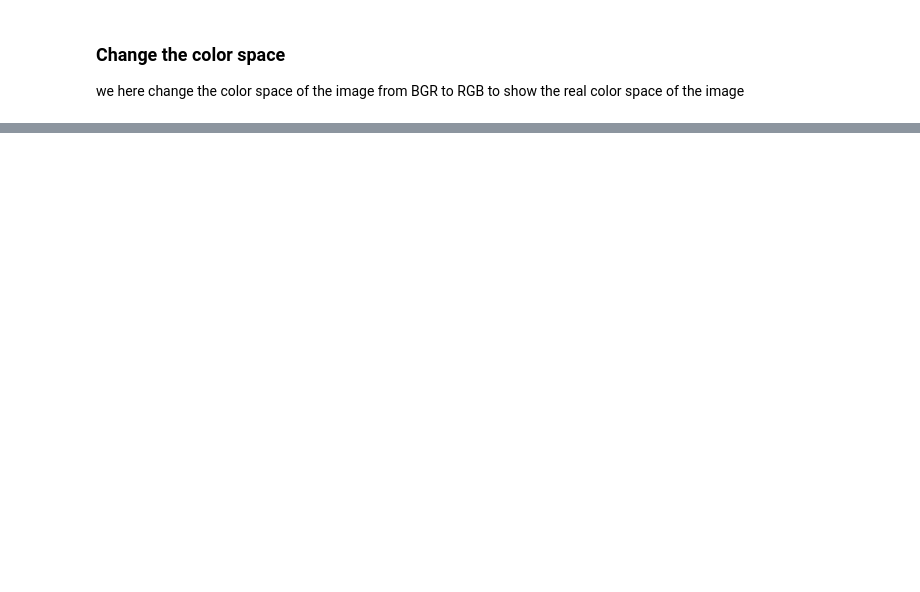
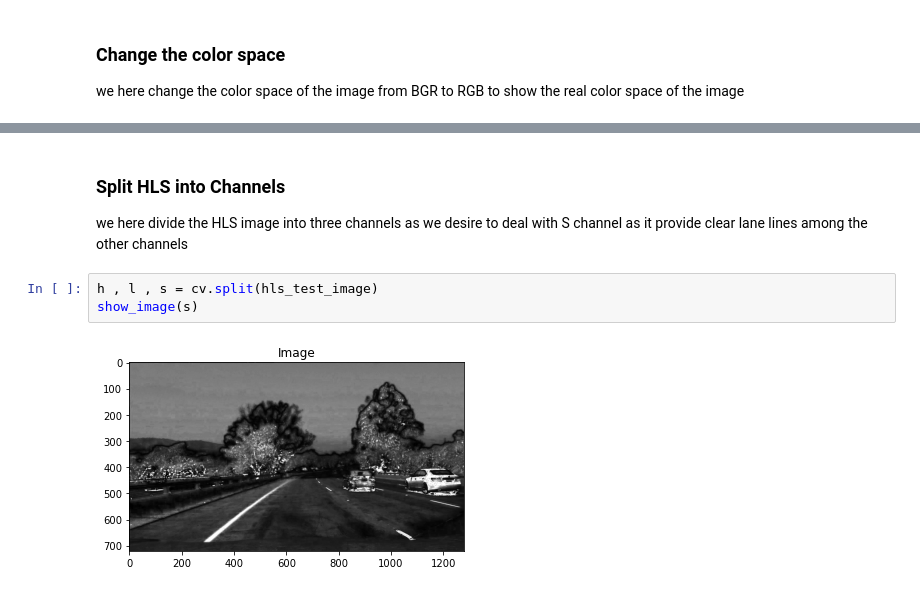
Before and after one commit to mahmodKhaled/Simple-Perception-Stack-for-Self-Driving-Cars, a Jupyter notebook: test_image_detection.ipynb, the cells around one changed output, grey strips where cells are left out. Drawn from its saved outputs; the diff is of its cells as text; blank space fills up the shorter version.

```diff
--- a/test_image_detection.ipynb
+++ b/test_image_detection.ipynb
@@ -55,0 +60,8 @@ show_image(canny_test_image)
+# %% [markdown]
+### Split HLS into Channels
+we here divide the HLS image into three channels as we desire to deal with S channel as it provide clear lane lines among the other channels
+# %%
+h , l , s = cv.split(hls_test_image)
+show_image(s)
+# %% [output]
+[figure, added]
```
Also changed, not shown: parts of 20 cells of this notebook.
